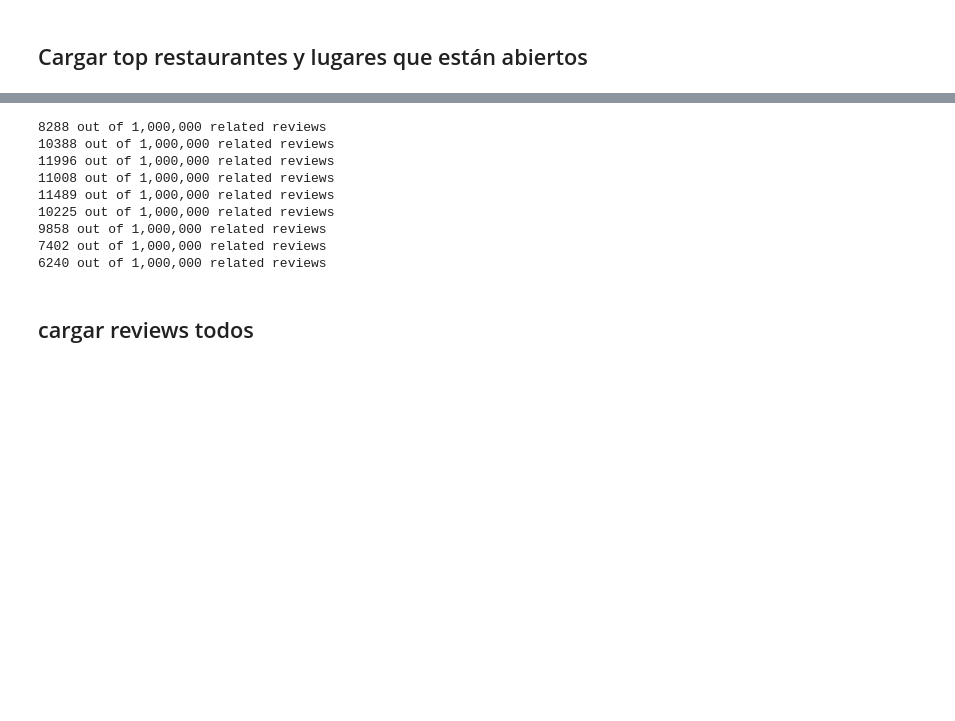
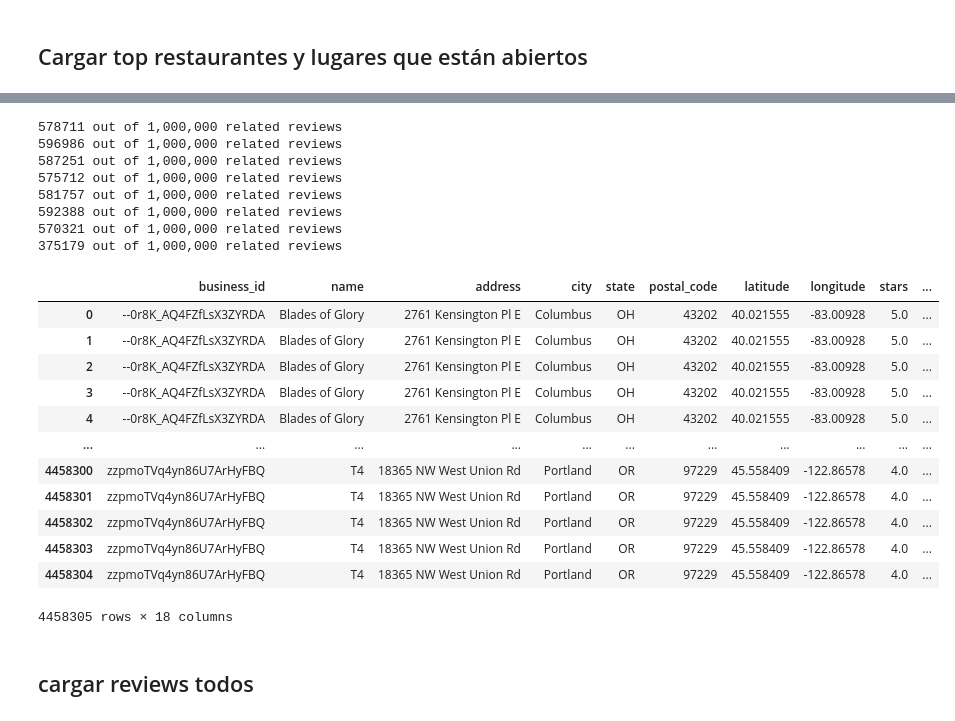
Before and after one commit to MINE4201grupo2/sr_taller_2, a Jupyter notebook: preprocesamiento/preprocesamiento.ipynb, the cells around one changed output, grey strips where cells are left out. Cells and saved outputs as stored; diff of their text form; code cells hidden in the pictures; blank space fills up the shorter version.

```diff
--- a/preprocesamiento/preprocesamiento.ipynb
+++ b/preprocesamiento/preprocesamiento.ipynb
@@ -117,15 +119,36 @@ business = business[business['is_open']==1]
 
 # Trimming the dataset by top cities
 
-options = pd.DataFrame(Counter(business.city.values).most_common(20), columns=['city','businesses']).index
+
+options = [
+'Austin',
+'Portland',
+'Vancouver',
+'Atlanta',
+'Orlando',
+'Boston',
+'Columbus',
+'Boulder',
+'Beaverton',
+'Cambridge',
+'Kissimmee',
+'Burnaby',
+'Richmond',
+'Decatur',
+'Winter Park',
+'Somerville',
+'Quincy',
+'North Vancouver',
+'Tigard',
+'Brookline']
 
 # selecting rows based on condition
 rslt_df = business[business['city'].isin(options)]
 #business_by_city = business['city'] == "Boulder"
-business = business[business_by_city]
+#business = business[business_by_city]
 
 # Trimming the dataset by top 20 categoriesb
-business_filter = business[business['categories'].str.contains(
+business_filter = rslt_df[rslt_df['categories'].str.contains(
                         'Restaurants|Food|Shopping|Home Services|Health & Medical| \
                         Beauty & Spas|Local Services|Automotive|Event Planning & Services| \
                         Nightlife|Active Life|Bars|Coffee & Tea|Hotels & Travel|Sandwiches| \
@@ -158,6 +181,7 @@ dtype: int64
 # %%
 # There are multiple chunks to be read
 chunk_list = []
+i = 0
 for chunk_review in review:
     # Drop columns that aren't needed
     chunk_review = chunk_review.drop(['review_id','useful','funny','cool'], axis=1)
@@ -168,15 +192,33 @@ for chunk_review in review:
     # Show feedback on progress
     print(f"{chunk_merged.shape[0]} out of {size:,} related reviews")
     chunk_list.append(chunk_merged)
+    i=i+1
+    if i >500000:
+        break
 # After trimming down the review file, concatenate all relevant data back to one dataframe
 df = pd.concat(chunk_list, ignore_index=True, join='outer', axis=0)
 # %% [output]
-8288 out of 1,000,000 related reviews
-10388 out of 1,000,000 related reviews
-11996 out of 1,000,000 related reviews
-11008 out of 1,000,000 related reviews
-11489 out of 1,000,000 related reviews
-10225 out of 1,000,000 related reviews
-9858 out of 1,000,000 related reviews
-7402 out of 1,000,000 related reviews
-6240 out of 1,000,000 related reviews
+578711 out of 1,000,000 related reviews
+596986 out of 1,000,000 related reviews
+587251 out of 1,000,000 related reviews
+575712 out of 1,000,000 related reviews
+581757 out of 1,000,000 related reviews
+592388 out of 1,000,000 related reviews
+570321 out of 1,000,000 related reviews
+375179 out of 1,000,000 related reviews
+# %%
+df
+# %% [output]
+|  | business_id | name | address | city | state | postal_code | latitude | longitude | stars | ... |
+| 0 | --0r8K_AQ4FZfLsX3ZYRDA | Blades of Glory | 2761 Kensington Pl E | Columbus | OH | 43202 | 40.021555 | -83.00928 | 5.0 | ... |
+| 1 | --0r8K_AQ4FZfLsX3ZYRDA | Blades of Glory | 2761 Kensington Pl E | Columbus | OH | 43202 | 40.021555 | -83.00928 | 5.0 | ... |
+| 2 | --0r8K_AQ4FZfLsX3ZYRDA | Blades of Glory | 2761 Kensington Pl E | Columbus | OH | 43202 | 40.021555 | -83.00928 | 5.0 | ... |
+| 3 | --0r8K_AQ4FZfLsX3ZYRDA | Blades of Glory | 2761 Kensington Pl E | Columbus | OH | 43202 | 40.021555 | -83.00928 | 5.0 | ... |
+| 4 | --0r8K_AQ4FZfLsX3ZYRDA | Blades of Glory | 2761 Kensington Pl E | Columbus | OH | 43202 | 40.021555 | -83.00928 | 5.0 | ... |
+| ... | ... | ... | ... | ... | ... | ... | ... | ... | ... | ... |
+| 4458300 | zzpmoTVq4yn86U7ArHyFBQ | T4 | 18365 NW West Union Rd | Portland | OR | 97229 | 45.558409 | -122.86578 | 4.0 | ... |
+| 4458301 | zzpmoTVq4yn86U7ArHyFBQ | T4 | 18365 NW West Union Rd | Portland | OR | 97229 | 45.558409 | -122.86578 | 4.0 | ... |
+| 4458302 | zzpmoTVq4yn86U7ArHyFBQ | T4 | 18365 NW West Union Rd | Portland | OR | 97229 | 45.558409 | -122.86578 | 4.0 | ... |
+| 4458303 | zzpmoTVq4yn86U7ArHyFBQ | T4 | 18365 NW West Union Rd | Portland | OR | 97229 | 45.558409 | -122.86578 | 4.0 | ... |
+| 4458304 | zzpmoTVq4yn86U7ArHyFBQ | T4 | 18365 NW West Union Rd | Portland | OR | 97229 | 45.558409 | -122.86578 | 4.0 | ... |
+4458305 rows × 18 columns
```
Also changed, not shown: parts of 4 cells of this notebook, 11 other files.
